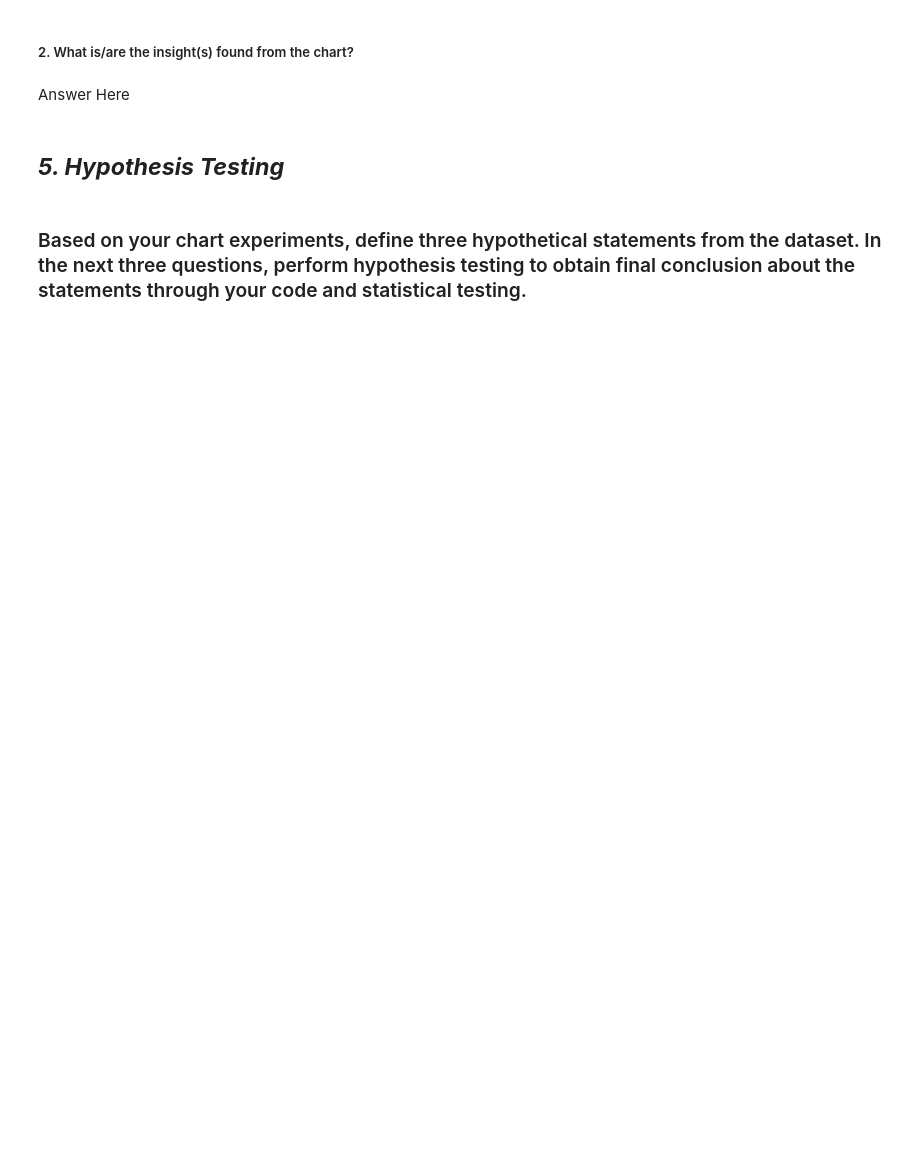
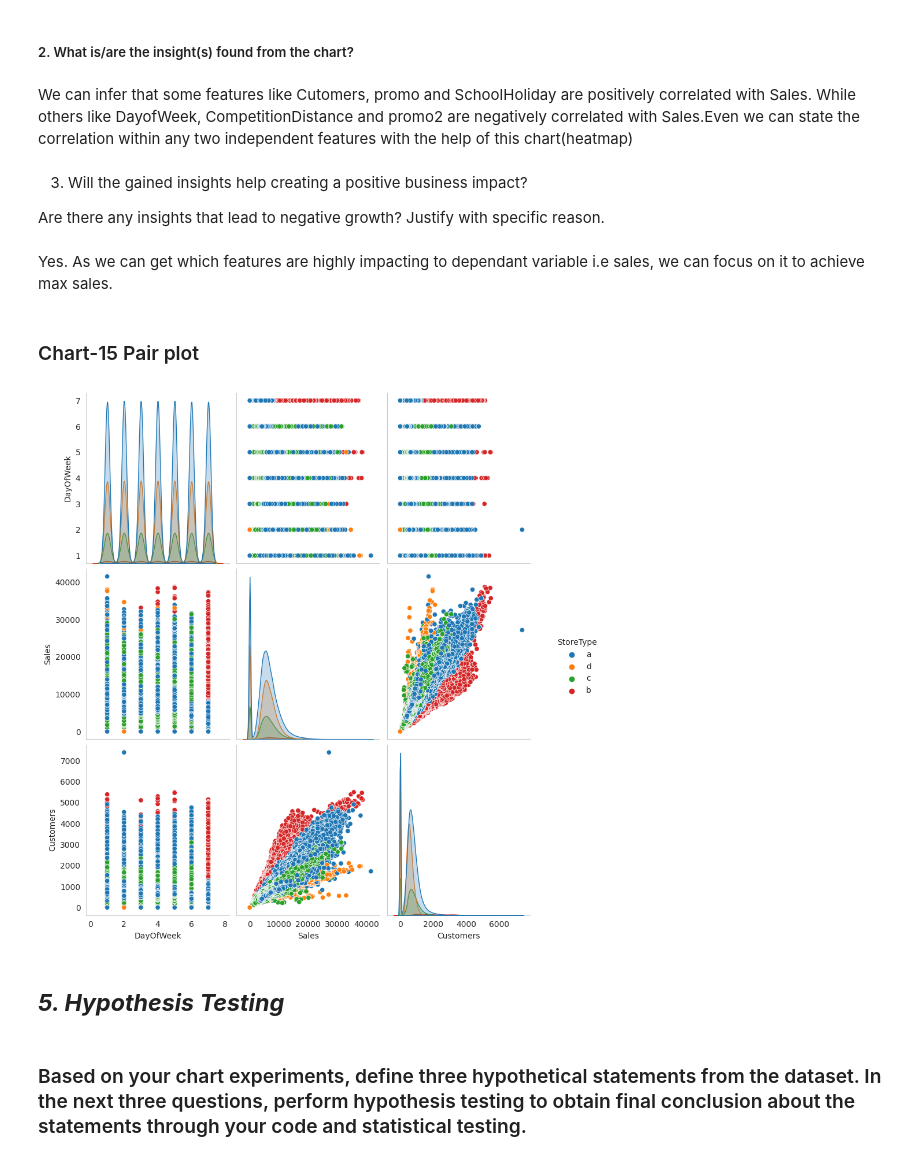
Before and after one commit to theuttammishra/Retail-Sales, a Jupyter notebook: Retail_sales_prediction.ipynb, the cells around one changed output. Drawn from its saved outputs; the diff is of its cells as text; code cells hidden in the pictures; blank space fills up the shorter version.

```diff
--- a/Retail_sales_prediction.ipynb
+++ b/Retail_sales_prediction.ipynb
@@ -780,7 +861,24 @@ Answer Here.
 # %% [markdown]
 ##### 2. What is/are the insight(s) found from the chart?
-# %% [markdown]
-Answer Here
+# %% [markdown]
+We can infer that some features like Cutomers, promo and SchoolHoliday are positively correlated with Sales. While others like DayofWeek, CompetitionDistance and promo2 are negatively correlated with Sales.Even we can state the correlation within any two independent features with the help of this chart(heatmap)
+# %% [markdown]
+
+3. Will the gained insights help creating a positive business impact?
+
+  Are there any insights that lead to negative growth? Justify with specific reason.
+# %% [markdown]
+Yes. As we can get which features are highly impacting to dependant variable i.e sales, we can focus on it to achieve max sales.
+# %% [markdown]
+### Chart-15 Pair plot
+# %%
+# Pair Plot visualization code
+sns.set_style("whitegrid", {'axes.grid' : False})
+PairPlot=df[['DayOfWeek','Sales','Customers','StoreType']].copy()
+pp=sns.pairplot(PairPlot,hue='StoreType')
+pp.fig.set_size_inches(10,10);
+# %% [output]
+[figure, added]
 # %% [markdown]
 ## ***5. Hypothesis Testing***
 # %% [markdown]
```
Also changed, not shown: parts of 97 cells of this notebook.
